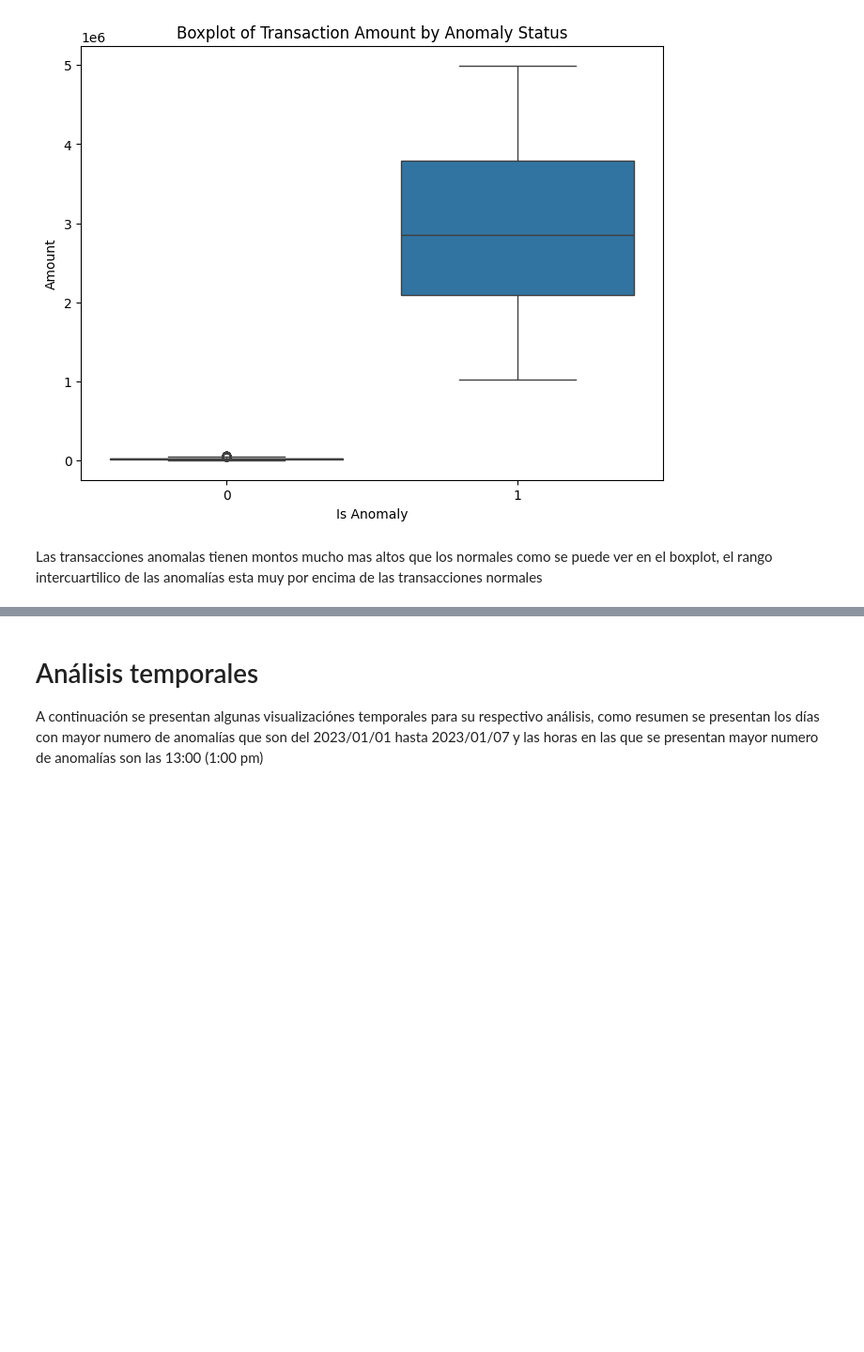
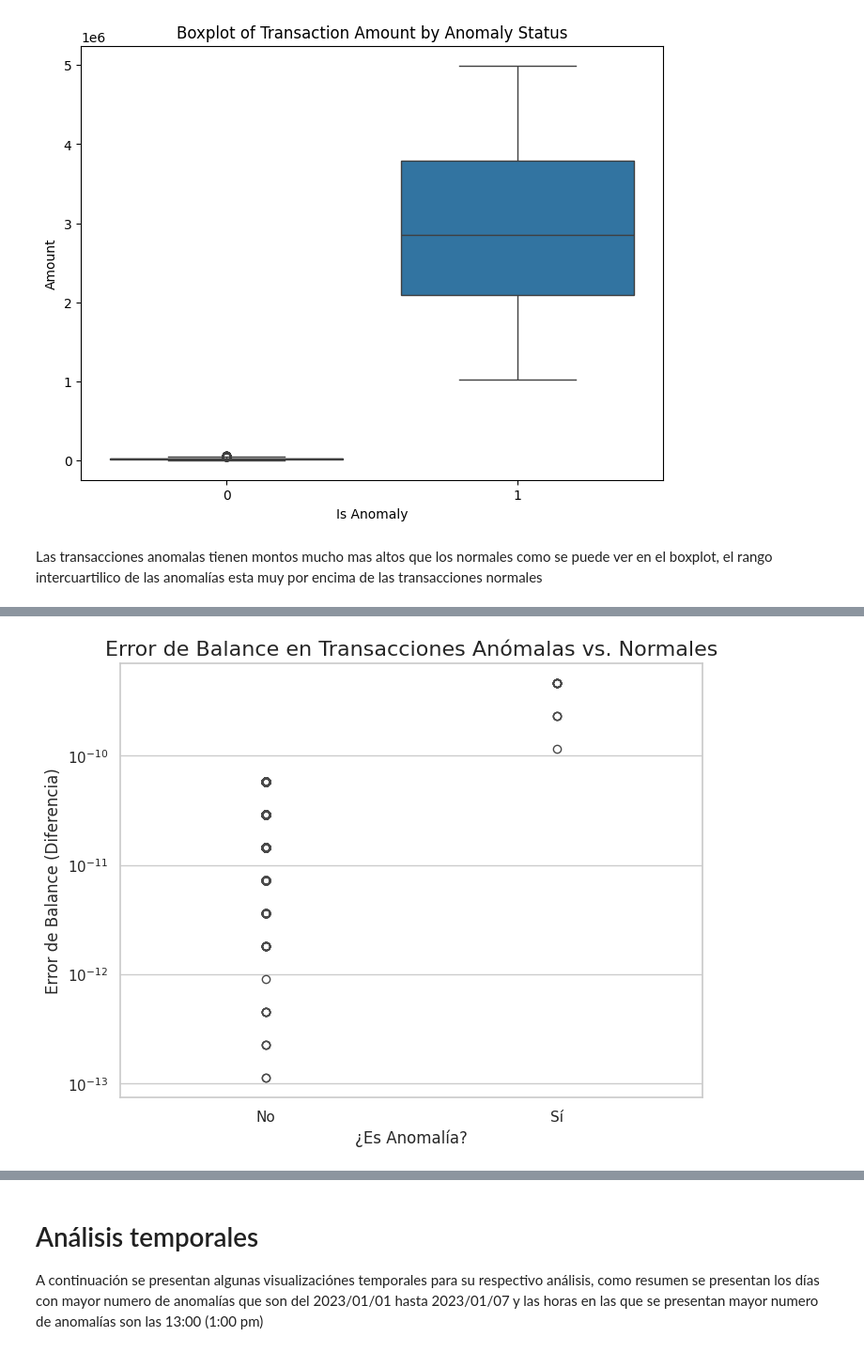
Before and after one commit to Diegojpc/Anomaly_detector, a Jupyter notebook: EDA.ipynb, the cells around one changed output, grey strips where cells are left out. Shown: that part at 94% size. Saved outputs shown, nothing was run; the diff lists cells and outputs as text; code cells hidden in the pictures; blank space fills up the shorter version.

Commit message:
corrección y mejora del codigo

```diff
--- a/EDA.ipynb
+++ b/EDA.ipynb
@@ -103,0 +134,11 @@ Las transacciones anomalas tienen montos mucho mas altos que los normales como s
+# %%
+plt.figure(figsize=(8, 6))
+sns.boxplot(data=df, x='is_anomaly', y='balance_diff_error', hue='is_anomaly', palette='Oranges', legend=False)
+plt.title('Error de Balance en Transacciones Anómalas vs. Normales', fontsize=16)
+plt.xlabel('¿Es Anomalía?', fontsize=12)
+plt.ylabel('Error de Balance (Diferencia)', fontsize=12)
+plt.xticks([0, 1], ['No', 'Sí'])
+plt.yscale('log')  # Usamos escala logarítmica para ver mejor la distribución si hay outliers
+plt.show()
+# %% [output]
+[figure, added]
```
Also changed, not shown: parts of 10 cells of this notebook, 7 other files.
